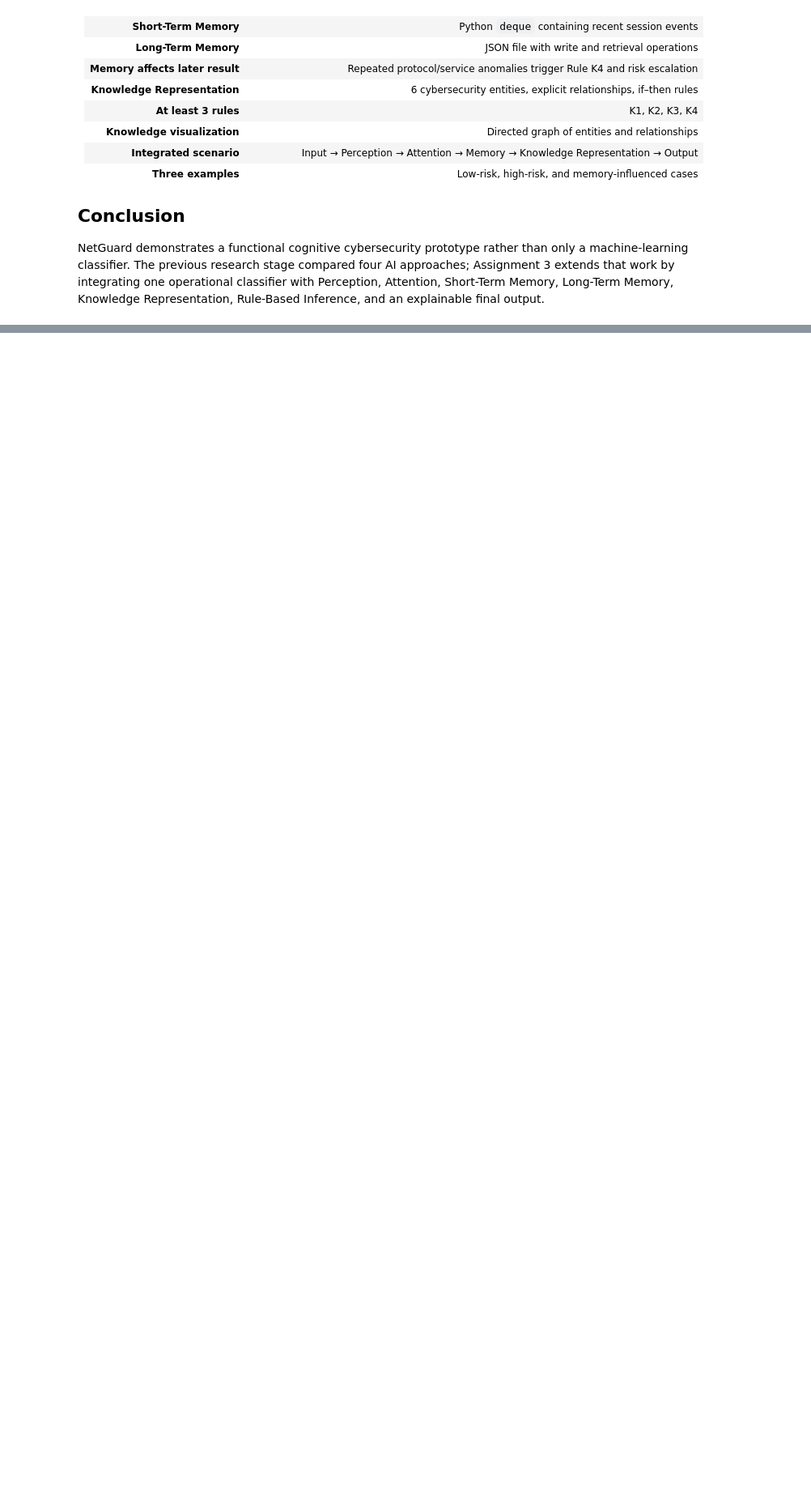
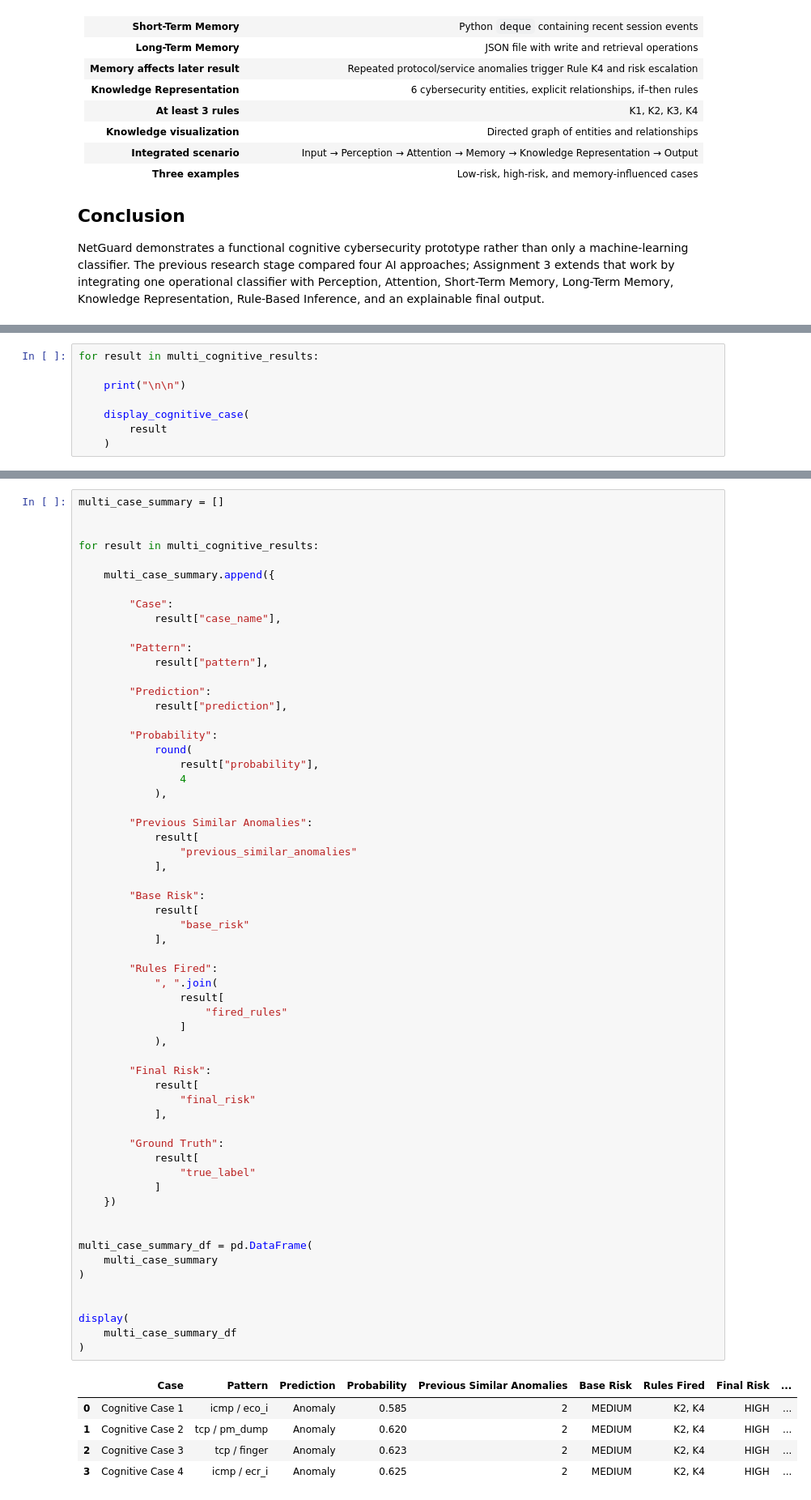
Before and after one commit to Mad03633/NetGuard, a Jupyter notebook: notebook/cognitive.ipynb, the cells around one changed output, grey strips where cells are left out. Shown at 81% size. Cells and saved outputs as stored; diff of their text form; blank space fills up the shorter version.

Commit message:
update: cognitive notebook

```diff
--- a/notebook/cognitive.ipynb
+++ b/notebook/cognitive.ipynb
@@ -1057,0 +2825,8 @@ NetGuard demonstrates a functional cognitive cybersecurity prototype rather than
+# %%
+for result in multi_cognitive_results:
+
+    print("\n\n")
+
+    display_cognitive_case(
+        result
+    )
@@ -1057,0 +2931,66 @@ NetGuard demonstrates a functional cognitive cybersecurity prototype rather than
+# %%
+multi_case_summary = []
+
+
+for result in multi_cognitive_results:
+
+    multi_case_summary.append({
+
+        "Case":
+            result["case_name"],
+
+        "Pattern":
+            result["pattern"],
+
+        "Prediction":
+            result["prediction"],
+
+        "Probability":
+            round(
+                result["probability"],
+                4
+            ),
+
+        "Previous Similar Anomalies":
+            result[
+                "previous_similar_anomalies"
+            ],
+
+        "Base Risk":
+            result[
+                "base_risk"
+            ],
+
+        "Rules Fired":
+            ", ".join(
+                result[
+                    "fired_rules"
+                ]
+            ),
+
+        "Final Risk":
+            result[
+                "final_risk"
+            ],
+
+        "Ground Truth":
+            result[
+                "true_label"
+            ]
+    })
+
+
+multi_case_summary_df = pd.DataFrame(
+    multi_case_summary
+)
+
+
+display(
+    multi_case_summary_df
+)
+# %% [output]
+|  | Case | Pattern | Prediction | Probability | Previous Similar Anomalies | Base Risk | Rules Fired | Final Risk | ... |
+| 0 | Cognitive Case 1 | icmp / eco_i | Anomaly | 0.585 | 2 | MEDIUM | K2, K4 | HIGH | ... |
+| 1 | Cognitive Case 2 | tcp / pm_dump | Anomaly | 0.620 | 2 | MEDIUM | K2, K4 | HIGH | ... |
+| 2 | Cognitive Case 3 | tcp / finger | Anomaly | 0.623 | 2 | MEDIUM | K2, K4 | HIGH | ... |
+| 3 | Cognitive Case 4 | icmp / ecr_i | Anomaly | 0.625 | 2 | MEDIUM | K2, K4 | HIGH | ... |
```
Also changed, not shown: parts of 12 cells of this notebook.
